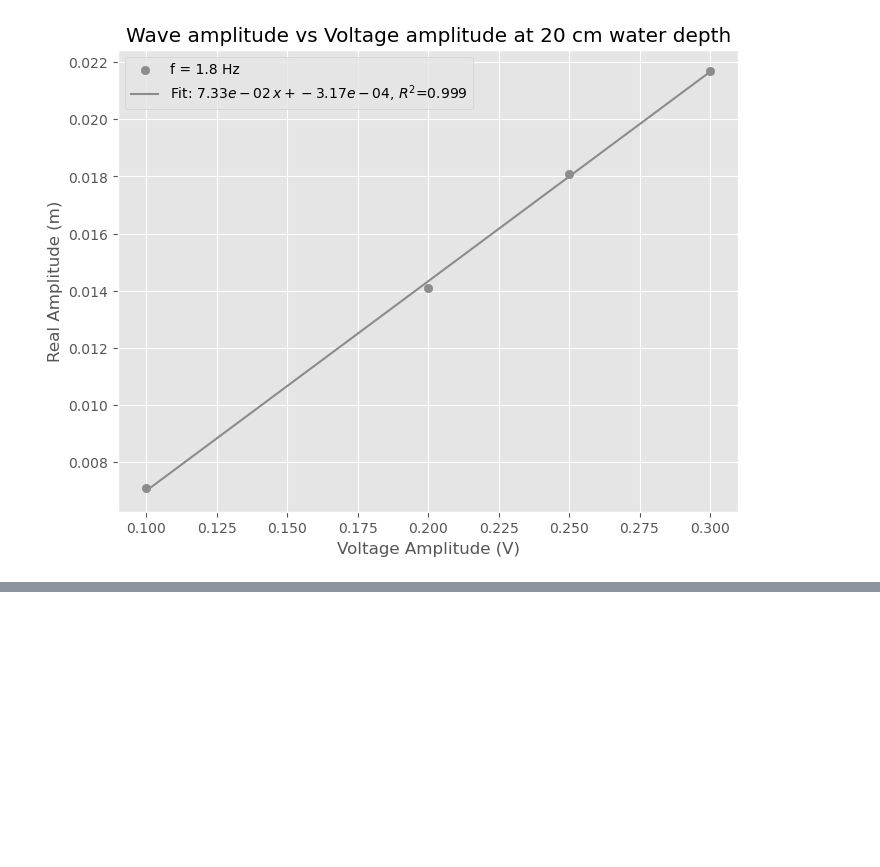
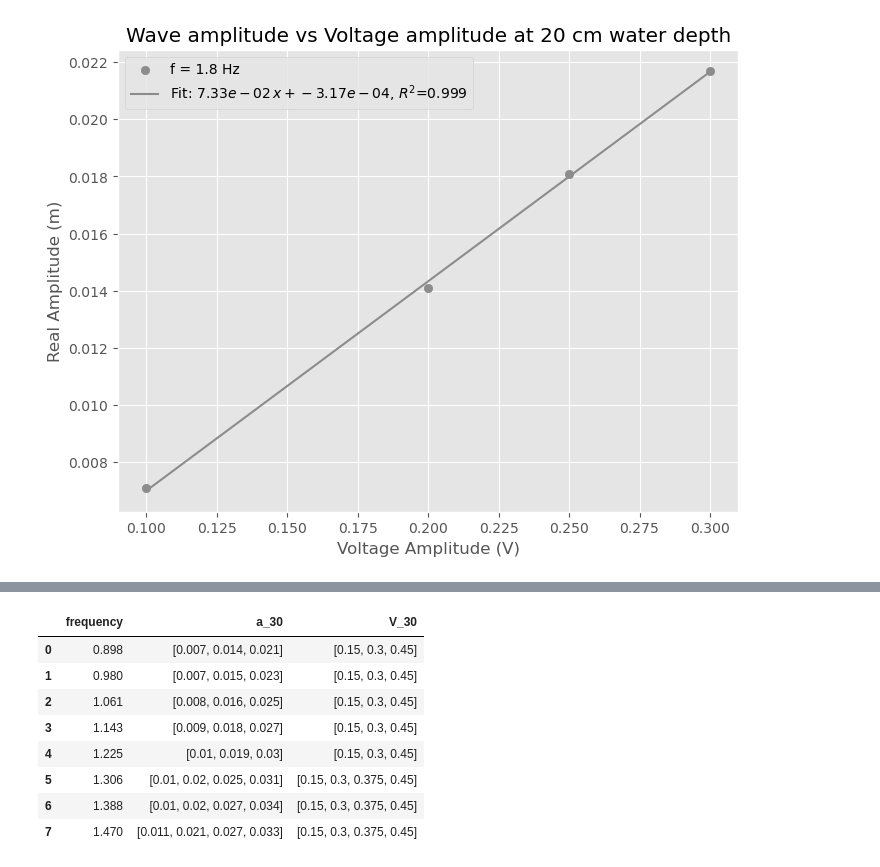
Before and after one commit to kjes4pres/Master_code, a Jupyter notebook: Lab/Results/scaling_from_20_to_30.ipynb, the cells around one changed output, grey strips where cells are left out. Cells and saved outputs as stored; diff of their text form; code cells hidden in the pictures; blank space fills up the shorter version.

```diff
--- a/Lab/Results/scaling_from_20_to_30.ipynb
+++ b/Lab/Results/scaling_from_20_to_30.ipynb
@@ -425,0 +458,12 @@ df_30
+# %%
+df_30_new
+# %% [output]
+|  | frequency | a_30 | V_30 |
+| 0 | 0.898 | [0.007, 0.014, 0.021] | [0.15, 0.3, 0.45] |
+| 1 | 0.980 | [0.007, 0.015, 0.023] | [0.15, 0.3, 0.45] |
+| 2 | 1.061 | [0.008, 0.016, 0.025] | [0.15, 0.3, 0.45] |
+| 3 | 1.143 | [0.009, 0.018, 0.027] | [0.15, 0.3, 0.45] |
+| 4 | 1.225 | [0.01, 0.019, 0.03] | [0.15, 0.3, 0.45] |
+| 5 | 1.306 | [0.01, 0.02, 0.025, 0.031] | [0.15, 0.3, 0.375, 0.45] |
+| 6 | 1.388 | [0.01, 0.02, 0.027, 0.034] | [0.15, 0.3, 0.375, 0.45] |
+| 7 | 1.470 | [0.011, 0.021, 0.027, 0.033] | [0.15, 0.3, 0.375, 0.45] |
```
Also changed, not shown: parts of 12 cells of this notebook.
